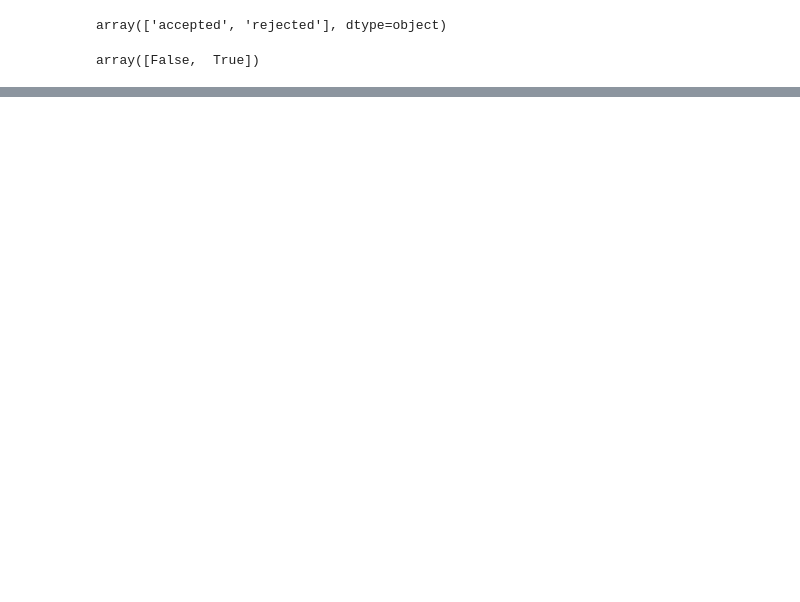
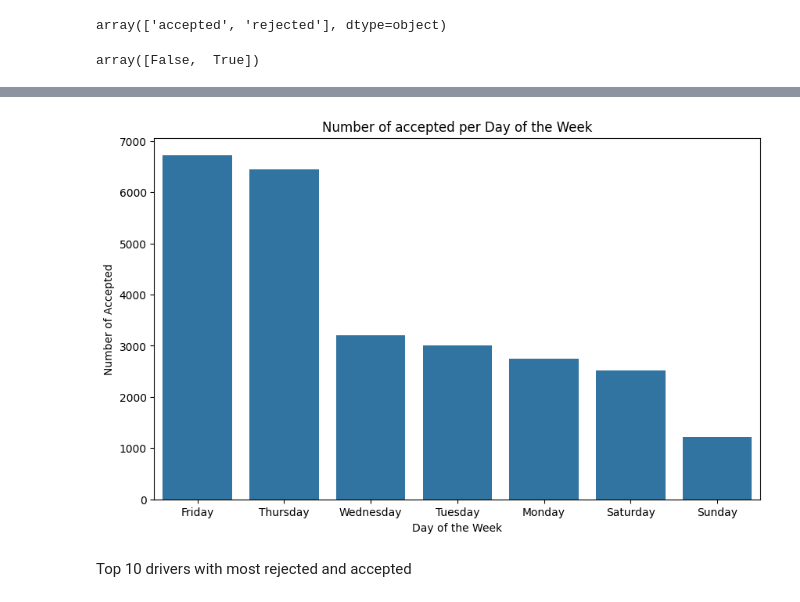
Before and after one commit to nyutu-grace/Logistic_optimization, a Jupyter notebook: notebooks/eda.ipynb, the cells around one changed output, grey strips where cells are left out. Saved outputs shown, nothing was run; the diff lists cells and outputs as text; code cells hidden in the pictures; blank space fills up the shorter version.

```diff
--- a/notebooks/eda.ipynb
+++ b/notebooks/eda.ipynb
@@ -120,0 +155,17 @@ merged_df.head()
+# %%
+accepted_df = merged_df[merged_df['driver_action'] == 'accepted']
+
+# Sort the filtered data by day_of_week
+sorted_df = accepted_df.sort_values(by='day_of_week')
+
+# Plotting the number of rejections per day of the week
+plt.figure(figsize=(10, 6))
+sns.countplot(x='day_of_week', data=sorted_df, order=sorted_df['day_of_week'].value_counts().index)
+plt.title('Number of accepted per Day of the Week')
+plt.xlabel('Day of the Week')
+plt.ylabel('Number of Accepted')
+plt.show()
+# %% [output]
+[figure, added]
+# %% [markdown]
+Top 10 drivers with most rejected and accepted
```
Also changed, not shown: parts of 21 cells of this notebook, 1 other file.
